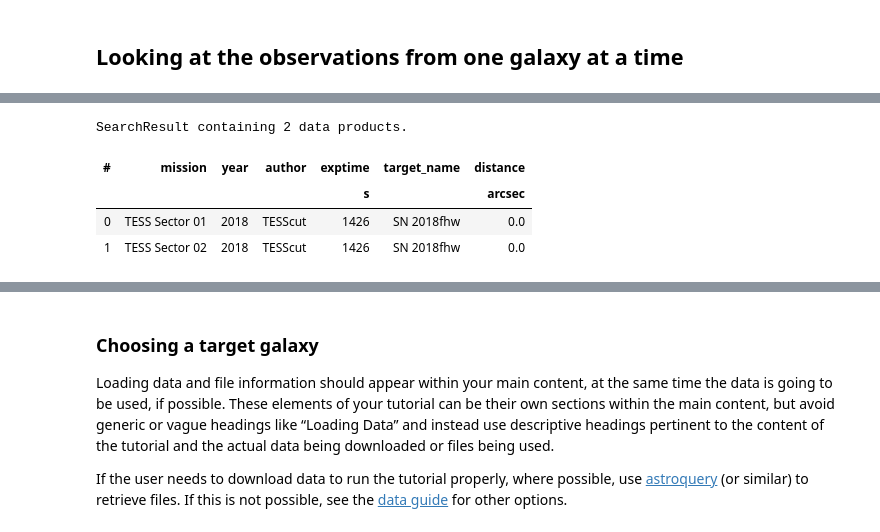
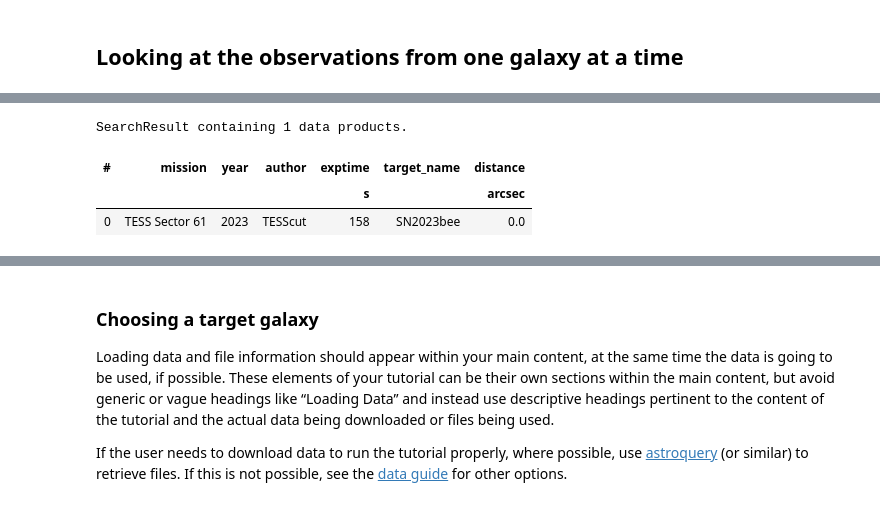
Before and after one commit to spacetelescope/project-tikebook, a Jupyter notebook: transients_nearby_galaxies/transients_nearby_galaxies.ipynb, the cells around one changed output, grey strips where cells are left out. Cells and saved outputs as stored; diff of their text form; code cells hidden in the pictures.

```diff
--- a/transients_nearby_galaxies/transients_nearby_galaxies.ipynb
+++ b/transients_nearby_galaxies/transients_nearby_galaxies.ipynb
@@ -299,0 +194,7 @@ Table masked=True length=9
+# %%
+#tab.write('ZTF_tested.csv')
+tab=Table.read('ZTF_tested.csv')
+# %%
+tab=tab[tab['nTESStimed']>0]
+tab.sort('peakmag')
+print(tab['IAUID','peakmag','nTESStimed','nTESS','minStart','maxStart'])
@@ -299,0 +219,6 @@ Table masked=True length=9
+# %%
+i=0
+row=tab[i]
+obs_table=Observations.query_criteria(objectname=row['IAUID'],project='TESS',target_name='TESS FFI',
+                               t_min=[row['minStart'],row['maxStart']])
+obs_table
@@ -299,0 +230,3 @@ Table masked=True length=9
+# %%
+sectors=[int(x.split('-')[1].split('s')[1]) for x in obs_table['obs_id']]
+sectors
@@ -324,9 +237,8 @@ No.        Object Name            RA     ... Diameter Points Associations
 # %%
-search_result=lk.search_tesscut(objname,sector=[1,2])
+search_result=lk.search_tesscut(row['IAUID'],sector=sectors)
 search_result
 # %% [output]
-SearchResult containing 2 data products.
+SearchResult containing 1 data products.
 | # | mission | year | author | exptime | target_name | distance |
 |  |  |  |  | s |  | arcsec |
-| 0 | TESS Sector 01 | 2018 | TESScut | 1426 | SN 2018fhw | 0.0 |
-| 1 | TESS Sector 02 | 2018 | TESScut | 1426 | SN 2018fhw | 0.0 |
+| 0 | TESS Sector 61 | 2023 | TESScut | 158 | SN2023bee | 0.0 |
```
Also changed, not shown: parts of 46 cells of this notebook.
